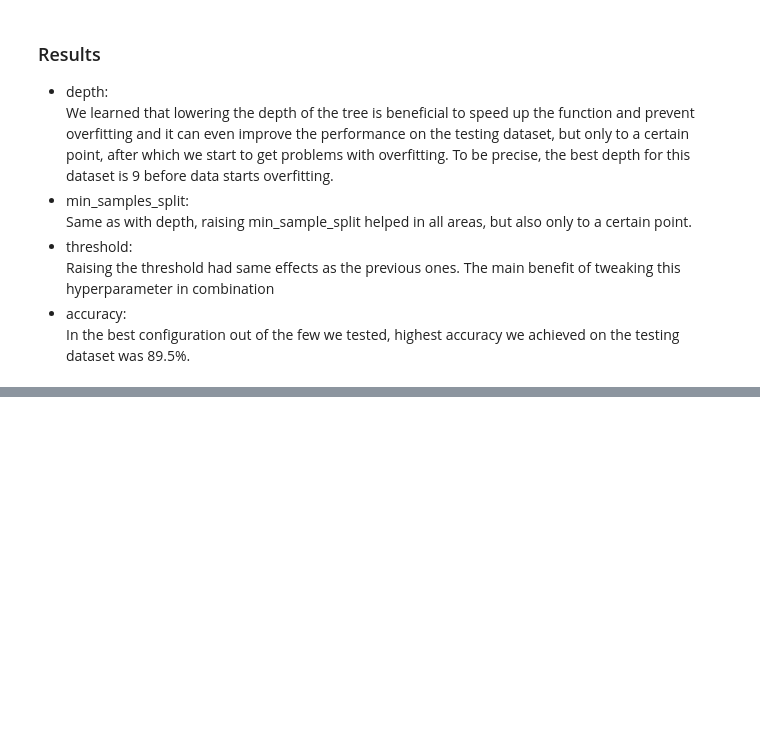
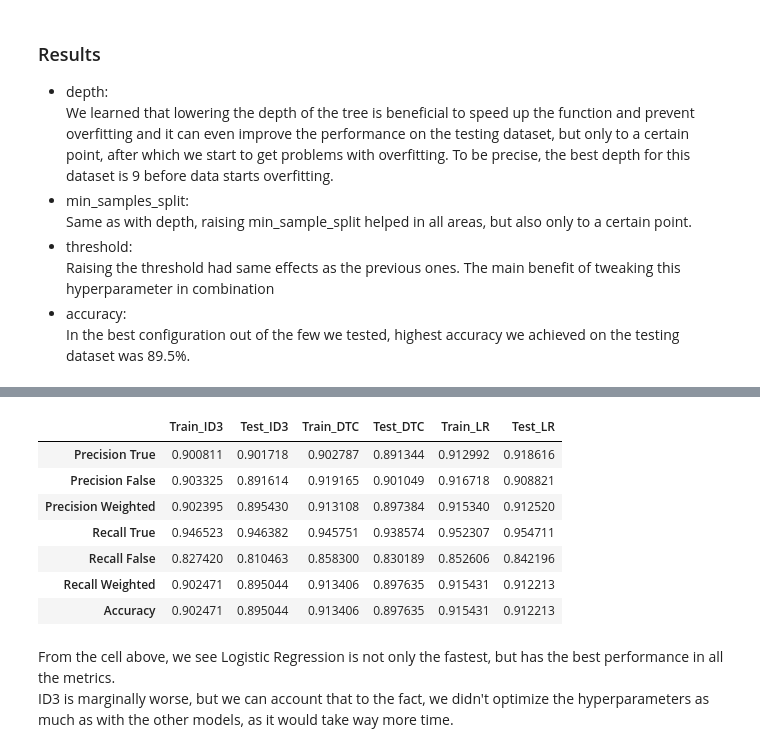
Before and after one commit to MartinH2k3/IAUProject, a Jupyter notebook: Phase3M.ipynb, the cells around one changed output, grey strips where cells are left out. Saved outputs shown, nothing was run; the diff lists cells and outputs as text; code cells hidden in the pictures; blank space fills up the shorter version.

```diff
--- a/Phase3M.ipynb
+++ b/Phase3M.ipynb
@@ -436,0 +636,16 @@ In the best configuration out of the few we tested, highest accuracy we achieved
+# %%
+benchmark_id3 = ID3classifier(max_depth=9, min_samples_split=50)
+benchmark_tree = tree.DecisionTreeClassifier(**{'criterion': 'gini', 'max_depth': 5, 'max_features': None, 'min_samples_leaf': 1, 'min_samples_split': 2})
+benchmark_log_reg = LogisticRegression(**{'C': 0.01, 'class_weight': None, 'max_iter': 100, 'penalty': 'l2', 'solver': 'lbfgs'})
+# %%
+def print_runtimes(*_predictors):
+    for _predictor in _predictors:
+        _time_before = time()
+        _predictor.fit(transformed_X_train, y_train)
+        _time_after = time()
+        print(f"{_predictor.__class__.__name__}:", _time_after - _time_before)
+
+
+print_runtimes(benchmark_id3,
+               benchmark_tree,
+               benchmark_log_reg)
@@ -436,0 +659,24 @@ In the best configuration out of the few we tested, highest accuracy we achieved
+# %%
+def compare_metrics(*_predictors: BaseEstimator):
+    _df = pd.DataFrame()
+    for _predictor in _predictors:
+        _y_pred = _predictor.predict(transformed_X_test)
+        _y_pred_train = _predictor.predict(transformed_X_train)
+        _metrics = show_metrics(_y_pred_train, _y_pred, y_train, y_test)
+        _metrics.columns = [f'{x}_{"".join(filter(lambda _char: _char.isupper() or _char.isdigit() ,_predictor.__class__.__name__))}' for x in _metrics.columns]
+        _df = pd.concat([_df, _metrics], axis=1)
+    return _df
+
+compare_metrics(benchmark_id3, benchmark_tree, benchmark_log_reg)
+# %% [output]
+|  | Train_ID3 | Test_ID3 | Train_DTC | Test_DTC | Train_LR | Test_LR |
+| Precision True | 0.900811 | 0.901718 | 0.902787 | 0.891344 | 0.912992 | 0.918616 |
+| Precision False | 0.903325 | 0.891614 | 0.919165 | 0.901049 | 0.916718 | 0.908821 |
+| Precision Weighted | 0.902395 | 0.895430 | 0.913108 | 0.897384 | 0.915340 | 0.912520 |
+| Recall True | 0.946523 | 0.946382 | 0.945751 | 0.938574 | 0.952307 | 0.954711 |
+| Recall False | 0.827420 | 0.810463 | 0.858300 | 0.830189 | 0.852606 | 0.842196 |
+| Recall Weighted | 0.902471 | 0.895044 | 0.913406 | 0.897635 | 0.915431 | 0.912213 |
+| Accuracy | 0.902471 | 0.895044 | 0.913406 | 0.897635 | 0.915431 | 0.912213 |
+# %% [markdown]
+From the cell above, we see Logistic Regression is not only the fastest, but has the best performance in all the metrics.
+ID3 is marginally worse, but we can account that to the fact, we didn't optimize the hyperparameters as much as with the other models, as it would take way more time.
```
Also changed, not shown: parts of 44 cells of this notebook.
